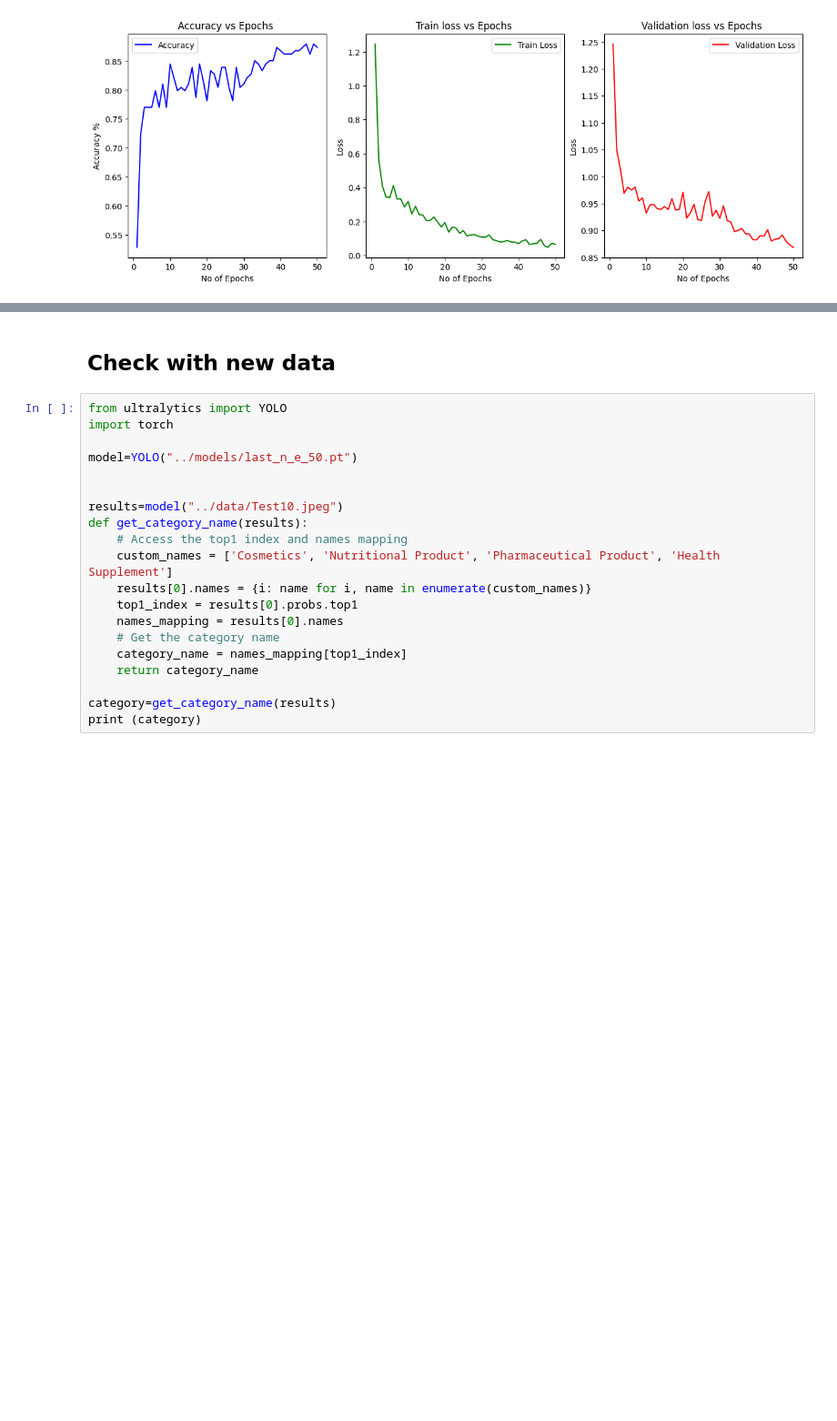
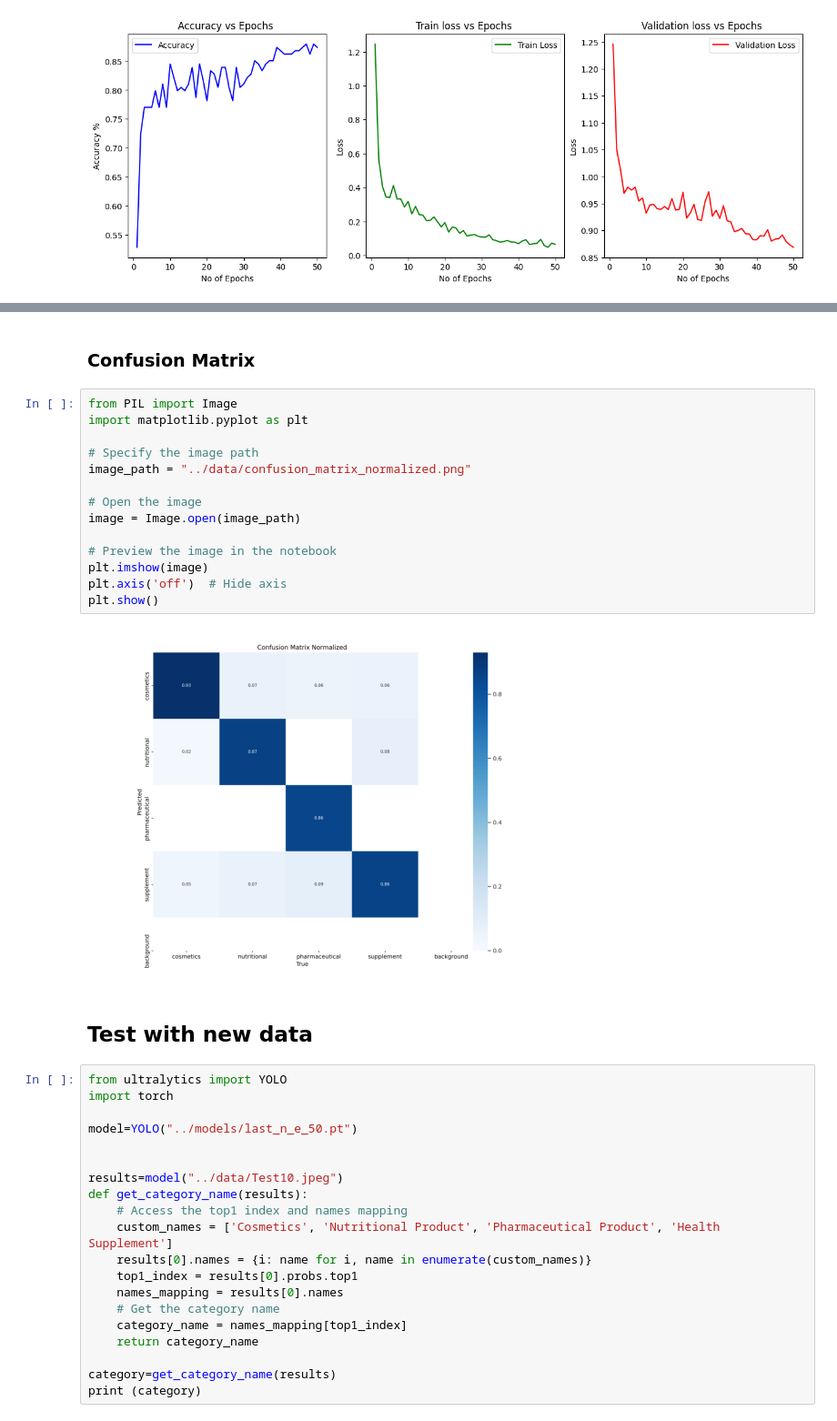
Before and after one commit to wolderufael/Data-Warehouse-with-YOLO-Classification, a Jupyter notebook: notebook/Fine_Tune_YOLO_Classification.ipynb, the cells around one changed output, grey strips where cells are left out. Shown: that part at 91% size. Saved outputs shown, nothing was run; the diff lists cells and outputs as text; blank space fills up the shorter version.

```diff
--- a/notebook/Fine_Tune_YOLO_Classification.ipynb
+++ b/notebook/Fine_Tune_YOLO_Classification.ipynb
@@ -112,5 +163,23 @@ plt.show()
+# %% [markdown]
+### Confusion Matrix
+# %%
+from PIL import Image
+import matplotlib.pyplot as plt
+
+# Specify the image path
+image_path = "../data/confusion_matrix_normalized.png"
+
+# Open the image
+image = Image.open(image_path)
+
+# Preview the image in the notebook
+plt.imshow(image)
+plt.axis('off')  # Hide axis
+plt.show()
+# %% [output]
+[figure, added]
 # %% [markdown]
-## Check with new data
+## Test with new data
 # %%
 from ultralytics import YOLO
 import torch
```
Also changed, not shown: parts of 3 cells of this notebook, 29 other files.
